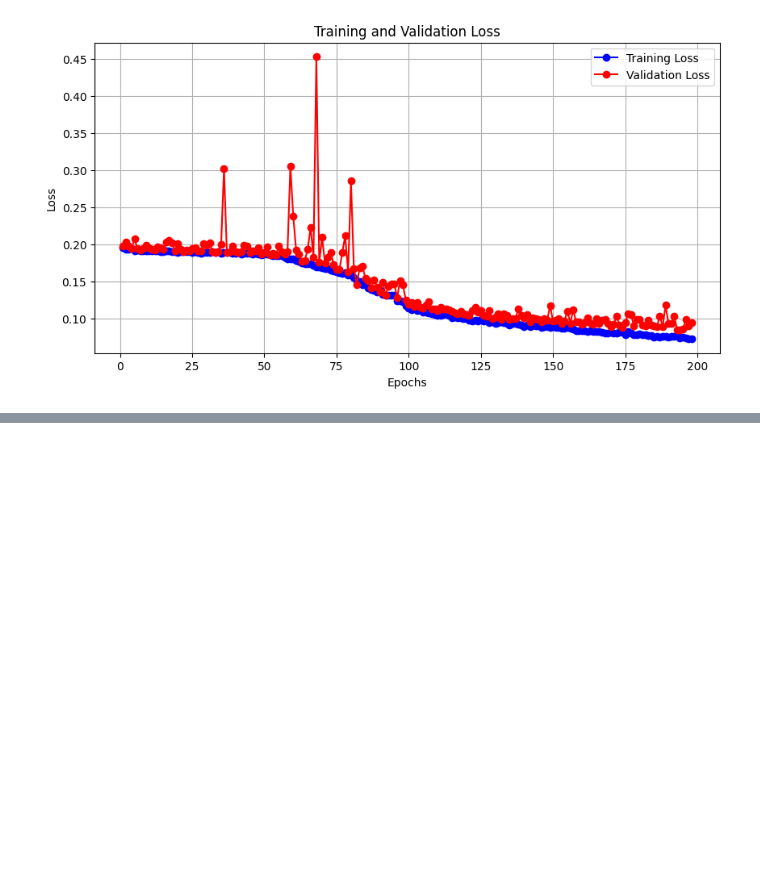
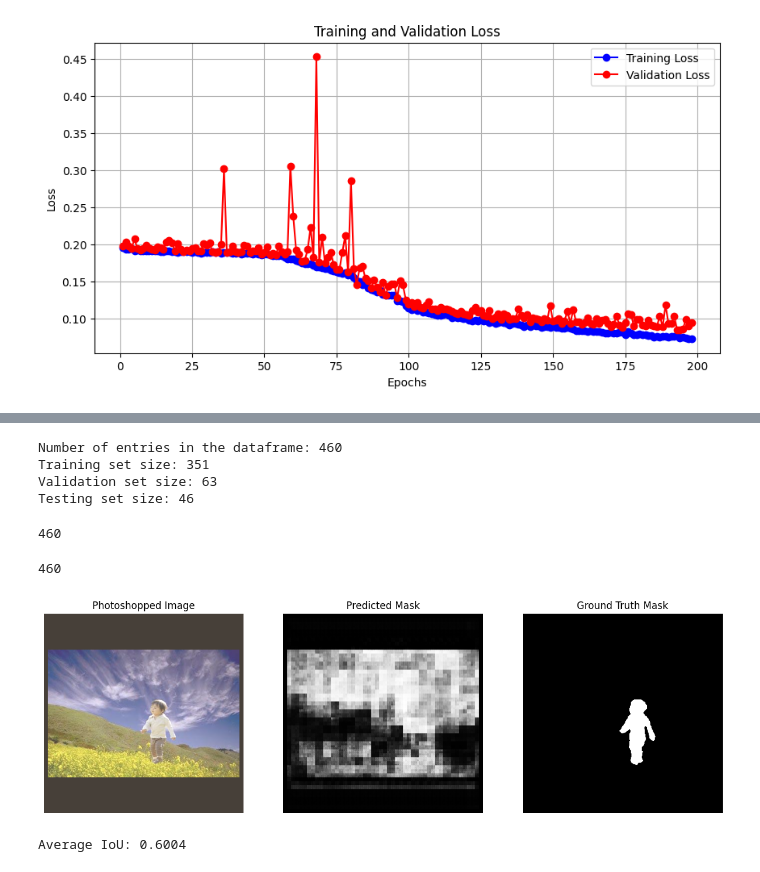
Before and after one commit to marcusaxelsson1/Advanced_NN, a Jupyter notebook: UNet3_Copy2.ipynb, the cells around one changed output, grey strips where cells are left out. Drawn from its saved outputs; the diff is of its cells as text; code cells hidden in the pictures; blank space fills up the shorter version.

```diff
--- a/UNet3_Copy2.ipynb
+++ b/UNet3_Copy2.ipynb
@@ -827,0 +890,60 @@ visualize_prediction(data, model2, index=random_index)
+# %%
+import pandas as pd
+from glob import glob
+from sklearn.model_selection import train_test_split
+
+# Corrected paths for your directory structure
+au_CASIA1_files = sorted(glob('/content/Au/*.png'))
+tp_CASIA1_files = sorted(glob('/content/Tp/*.png'))
+gt_CASIA1_files = sorted(glob('/content/Gt/*.png'))
+
+# Assuming filenames are aligned, you can create a dataframe like this:
+df = pd.DataFrame({
+    'photoshopped': tp_CASIA1_files,
+    'ground_truth': gt_CASIA1_files
+})
+
+df_au = pd.DataFrame({
+    'authentic': au_CASIA1_files
+})
+
+print("Number of entries in the dataframe:", len(df))
+# %% [output]
+Number of entries in the dataframe: 460
+Training set size: 351
+Validation set size: 63
+Testing set size: 46
+# %%
+# Now create the dataset and dataloader
+CASIA1_dataset = CustomValDataset(dataframe=df, val_transforms=val_transforms)
+CASIA1_loader = torch.utils.data.DataLoader(val_dataset, batch_size=32, shuffle=False)
+# %% [output]
+460
+# %%
+data = CASIA1_dataset
+print(len(data))
+random_index = random.randint(0, len(data) - 1)
+model2.to('cpu')
+visualize_prediction(data, model2, index=random_index)
+# %% [output]
+460
+[figure, added]
+# %%
+# Calculate average IoU for the entire dataset
+total_iou = 0.0
+
+model2.to(device)
+model2.eval()
+with torch.no_grad():
+    for images, masks in CASIA1_loader:
+        images = images.to(device)
+        masks = masks.to(device)
+
+        outputs = model2(images)
+        total_iou += iou(outputs, masks).item() * images.size(0)
+
+average_iou = total_iou / len(CASIA1_loader.dataset)
+
+print(f'Average IoU: {average_iou:.4f}')
+# %% [output]
+Average IoU: 0.6004
```
Also changed, not shown: parts of 11 cells of this notebook.
